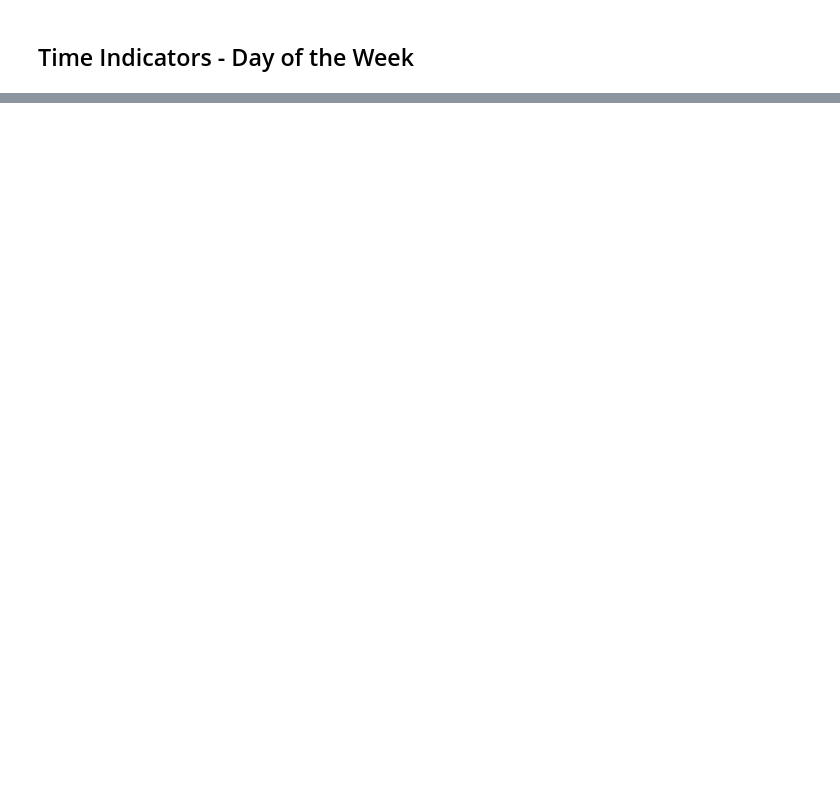
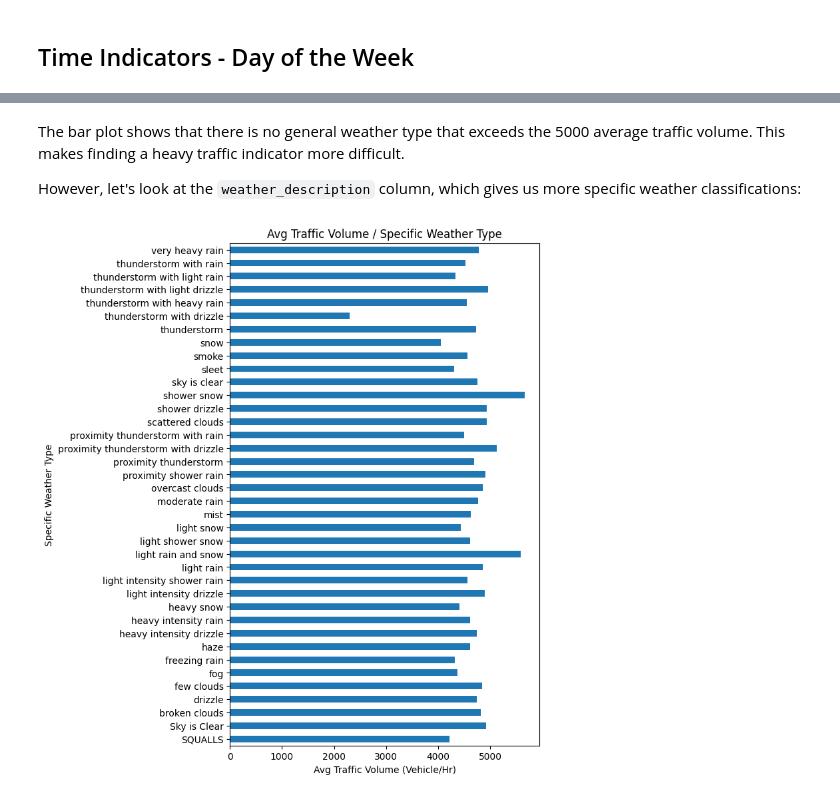
Before and after one commit to matt-heyda/Finding-Heavy-Traffic-Indicators-on-I-94, a Jupyter notebook: Finding Heavy Traffic Indicators on I-94.ipynb, the cells around one changed output, grey strips where cells are left out. Saved outputs shown, nothing was run; the diff lists cells and outputs as text; code cells hidden in the pictures; blank space fills up the shorter version.

```diff
--- a/Finding Heavy Traffic Indicators on I-94.ipynb
+++ b/Finding Heavy Traffic Indicators on I-94.ipynb
@@ -221,0 +319,12 @@ Knowing this information, we can deduce that this result was an anomaly, and ass
+# %% [markdown]
+The bar plot shows that there is no general weather type that exceeds the 5000 average traffic volume. This makes finding a heavy traffic indicator more difficult.
+
+However, let's look at the `weather_description` column, which gives us more specific weather classifications:
+# %%
+by_weather_description["traffic_volume"].plot.barh(figsize=(6,10))
+plt.title("Avg Traffic Volume / Specific Weather Type")
+plt.xlabel("Avg Traffic Volume (Vehicle/Hr)")
+plt.ylabel("Specific Weather Type")
+plt.show()
+# %% [output]
+[figure, added]
```
Also changed, not shown: parts of 21 cells of this notebook.
